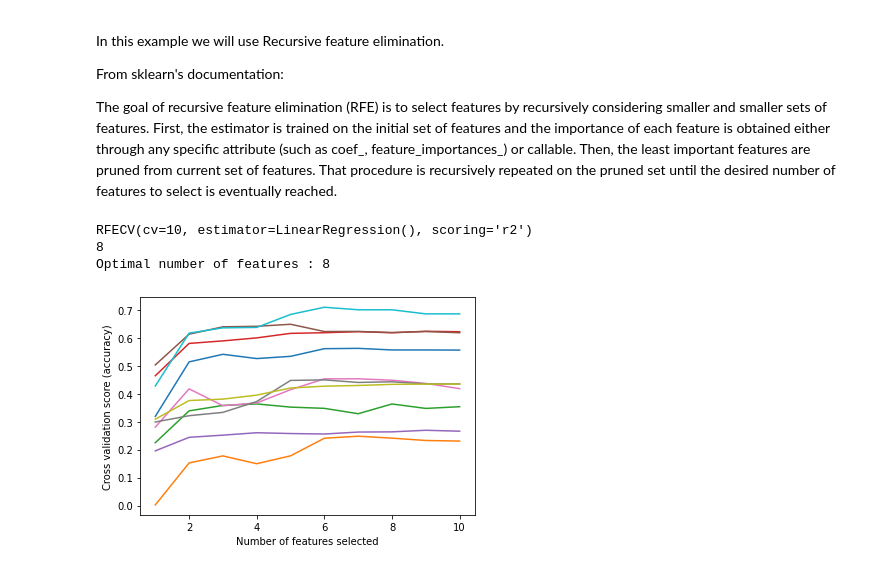
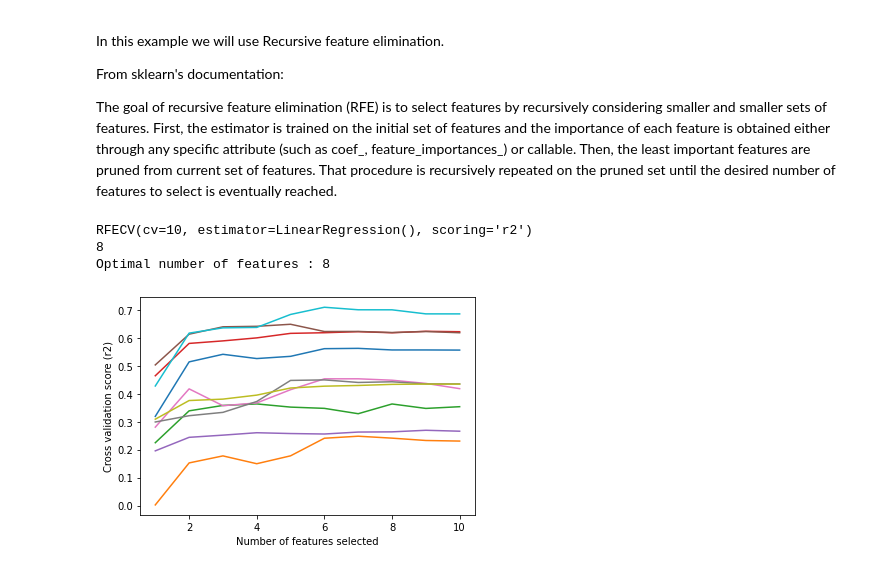
Before and after one commit to AlvaroValdelamar/Diabetes-Prediction, a Jupyter notebook: diabetes-prediction.ipynb, the cells around one changed output. Drawn from its saved outputs; the diff is of its cells as text; code cells hidden in the pictures.

```diff
--- a/diabetes-prediction.ipynb
+++ b/diabetes-prediction.ipynb
@@ -277,32 +277,32 @@ x = diabetes_df.drop(['progression'], axis=1)
 y = diabetes_df['progression']
 
 lin_reg = LinearRegression()
 
 min_features_to_select = 1
 
 rfecv = RFECV(estimator=lin_reg, scoring='r2', cv=10, step=1, min_features_to_select=min_features_to_select,)
 
 rfecv.fit(x, y)
 
 rfecv.transform(x)
 
 print(rfecv)
 print(rfecv.n_features_)
 
 print("Optimal number of features : %d" % rfecv.n_features_)
 
 # Plot number of features VS. cross-validation scores
 plt.figure()
 plt.xlabel("Number of features selected")
-plt.ylabel("Cross validation score (accuracy)")
+plt.ylabel("Cross validation score (r2)")
 plt.plot(
     range(min_features_to_select, len(rfecv.grid_scores_) + min_features_to_select),
     rfecv.grid_scores_,
 )
 
 plt.show()
 # %% [output]
 RFECV(cv=10, estimator=LinearRegression(), scoring='r2')
 8
 Optimal number of features : 8
-[figure, old version]
+[figure, new version]
```
Also changed, not shown: parts of 8 cells of this notebook.
